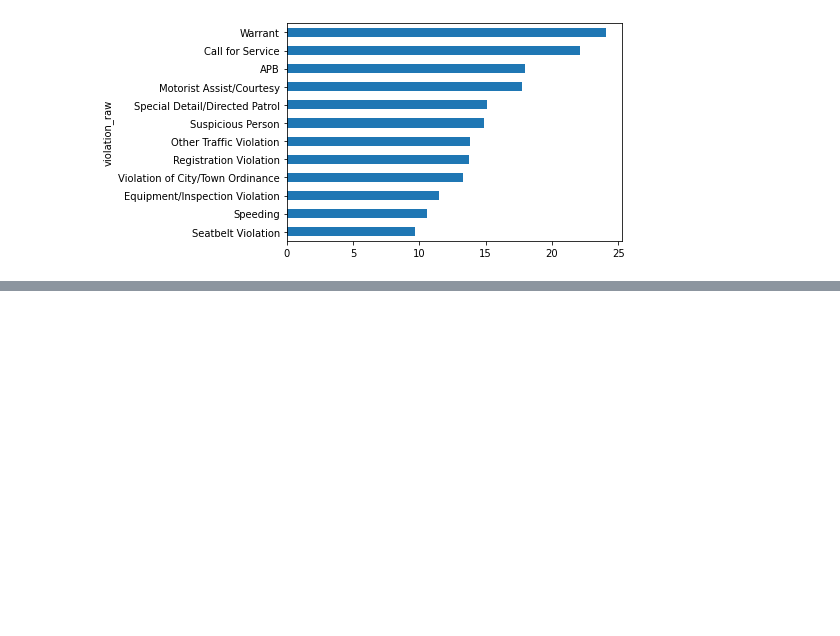
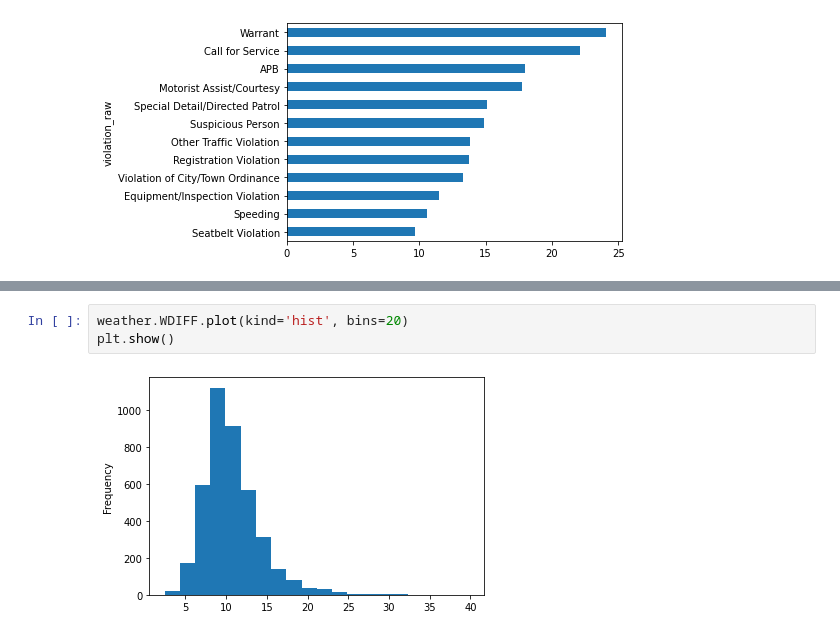
Before and after one commit to carmsanchezs/DataCamp-Courses, a Jupyter notebook: Analyzing_police_activity_with_pandas/Analyzing_police_activity_with_pandas.ipynb, the cells around one changed output, grey strips where cells are left out. Saved outputs shown, nothing was run; the diff lists cells and outputs as text; blank space fills up the shorter version.

```diff
--- a/Analyzing_police_activity_with_pandas/Analyzing_police_activity_with_pandas.ipynb
+++ b/Analyzing_police_activity_with_pandas/Analyzing_police_activity_with_pandas.ipynb
@@ -984,0 +1045,5 @@ plt.show()
+# %%
+weather.WDIFF.plot(kind='hist', bins=20)
+plt.show()
+# %% [output]
+[figure, added]
```
Also changed, not shown: parts of 64 cells of this notebook.
